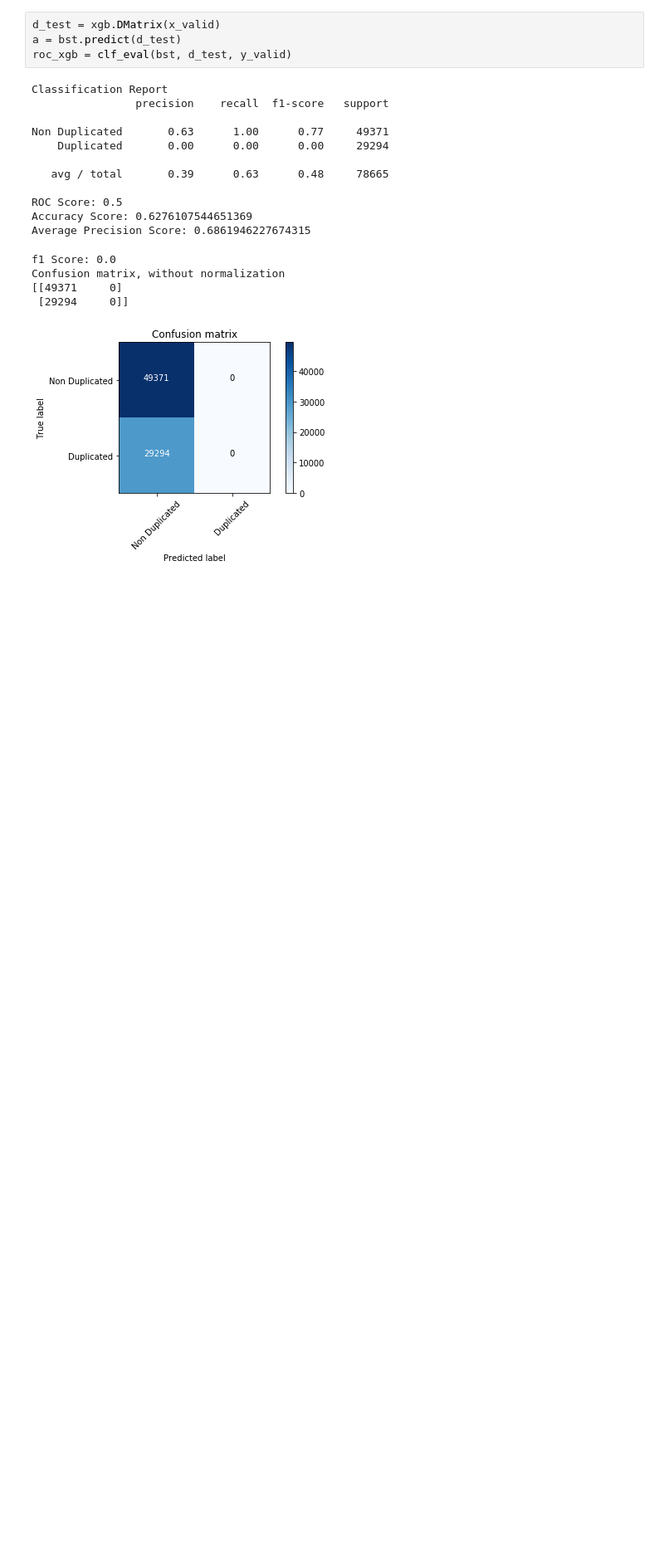
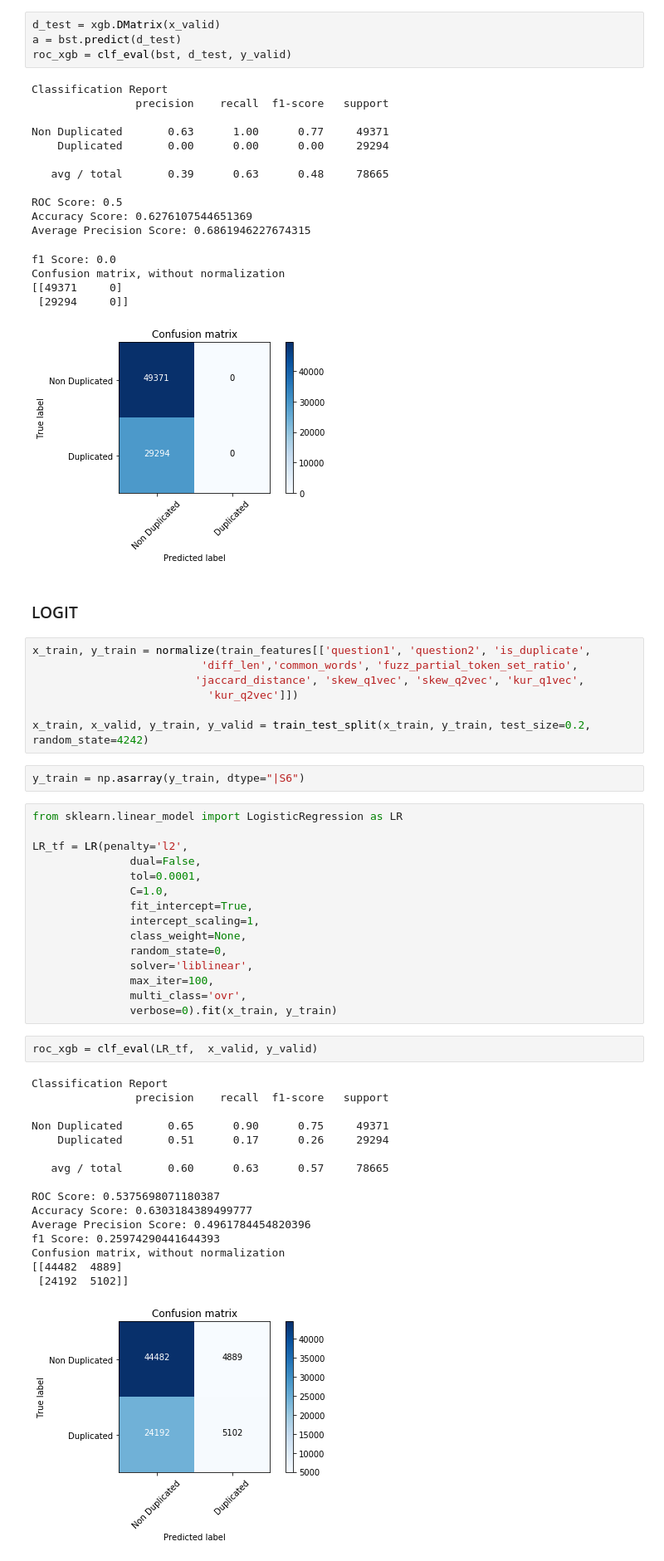
Before and after one commit to JoaoCarabetta/QuoraKaggle, a Jupyter notebook: XgBoost.ipynb, the cells around one changed output. Shown: that part at 83% size. Saved outputs shown, nothing was run; the diff lists cells and outputs as text; blank space fills up the shorter version.

```diff
--- a/XgBoost.ipynb
+++ b/XgBoost.ipynb
@@ -623,3 +623,48 @@ Confusion matrix, without normalization
 [[49371     0]
  [29294     0]]
 [figure]
+# %% [markdown]
+### LOGIT
+# %%
+x_train, y_train = normalize(train_features[['question1', 'question2', 'is_duplicate',
+                          'diff_len','common_words', 'fuzz_partial_token_set_ratio',
+                         'jaccard_distance', 'skew_q1vec', 'skew_q2vec', 'kur_q1vec',
+                           'kur_q2vec']])
+
+x_train, x_valid, y_train, y_valid = train_test_split(x_train, y_train, test_size=0.2, random_state=4242)
+# %%
+y_train = np.asarray(y_train, dtype="|S6")
+# %%
+from sklearn.linear_model import LogisticRegression as LR
+
+LR_tf = LR(penalty='l2',
+               dual=False,
+               tol=0.0001,
+               C=1.0,
+               fit_intercept=True,
+               intercept_scaling=1,
+               class_weight=None,
+               random_state=0,
+               solver='liblinear',
+               max_iter=100,
+               multi_class='ovr',
+               verbose=0).fit(x_train, y_train)
+# %%
+roc_xgb = clf_eval(LR_tf,  x_valid, y_valid)
+# %% [output]
+Classification Report
+                precision    recall  f1-score   support
+
+Non Duplicated       0.65      0.90      0.75     49371
+    Duplicated       0.51      0.17      0.26     29294
+
+   avg / total       0.60      0.63      0.57     78665
+
+ROC Score: 0.5375698071180387
+Accuracy Score: 0.6303184389499777
+Average Precision Score: 0.4961784454820396
+f1 Score: 0.25974290441644393
+Confusion matrix, without normalization
+[[44482  4889]
+ [24192  5102]]
+[figure, added]
```
Also changed, not shown: parts of 10 cells of this notebook.
